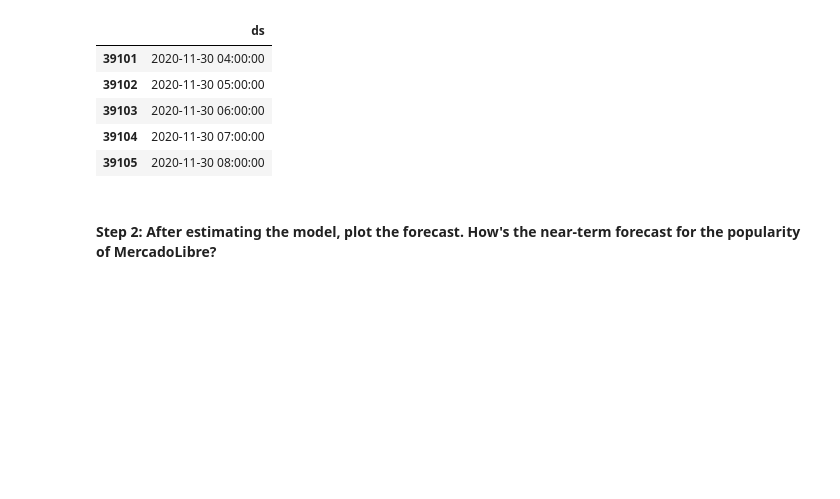
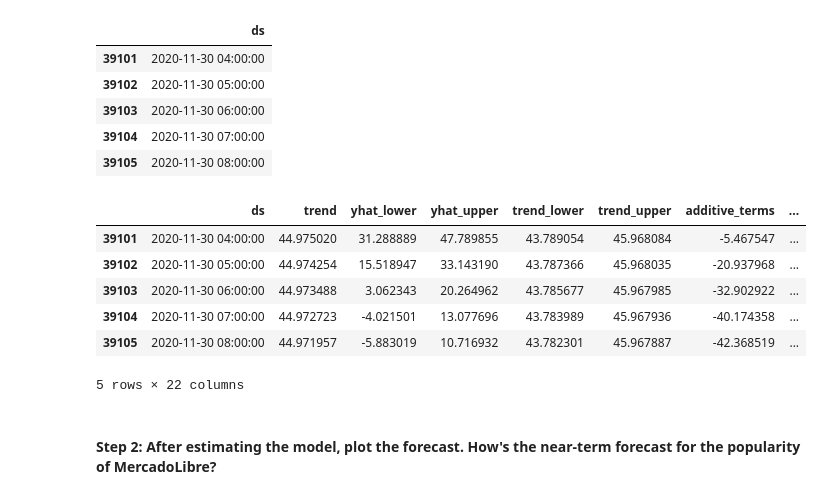
Before and after one commit to LardexTheLarge/prophet-challenge, a Jupyter notebook: forecasting_net_prophet.ipynb, the cells around one changed output. Saved outputs shown, nothing was run; the diff lists cells and outputs as text; code cells hidden in the pictures; blank space fills up the shorter version.

```diff
--- a/forecasting_net_prophet.ipynb
+++ b/forecasting_net_prophet.ipynb
@@ -404,9 +404,17 @@ future_mercado_trends.tail()
 # %%
 # Make the predictions for the trend data using the future_mercado_trends DataFrame
 forecast_mercado_trends = m.predict(future_mercado_trends)
 
 # Display the first five rows of the forecast_mercado_trends DataFrame
-forecast_mercado_trends.head()
+forecast_mercado_trends.tail()
+# %% [output]
+|  | ds | trend | yhat_lower | yhat_upper | trend_lower | trend_upper | additive_terms | ... |
+| 39101 | 2020-11-30 04:00:00 | 44.975020 | 31.288889 | 47.789855 | 43.789054 | 45.968084 | -5.467547 | ... |
+| 39102 | 2020-11-30 05:00:00 | 44.974254 | 15.518947 | 33.143190 | 43.787366 | 45.968035 | -20.937968 | ... |
+| 39103 | 2020-11-30 06:00:00 | 44.973488 | 3.062343 | 20.264962 | 43.785677 | 45.967985 | -32.902922 | ... |
+| 39104 | 2020-11-30 07:00:00 | 44.972723 | -4.021501 | 13.077696 | 43.783989 | 45.967936 | -40.174358 | ... |
+| 39105 | 2020-11-30 08:00:00 | 44.971957 | -5.883019 | 10.716932 | 43.782301 | 45.967887 | -42.368519 | ... |
+5 rows × 22 columns
 # %% [markdown]
 #### Step 2: After estimating the model, plot the forecast. How's the near-term forecast for the popularity of MercadoLibre?
 # %%
```
Also changed, not shown: parts of 2 cells of this notebook.
